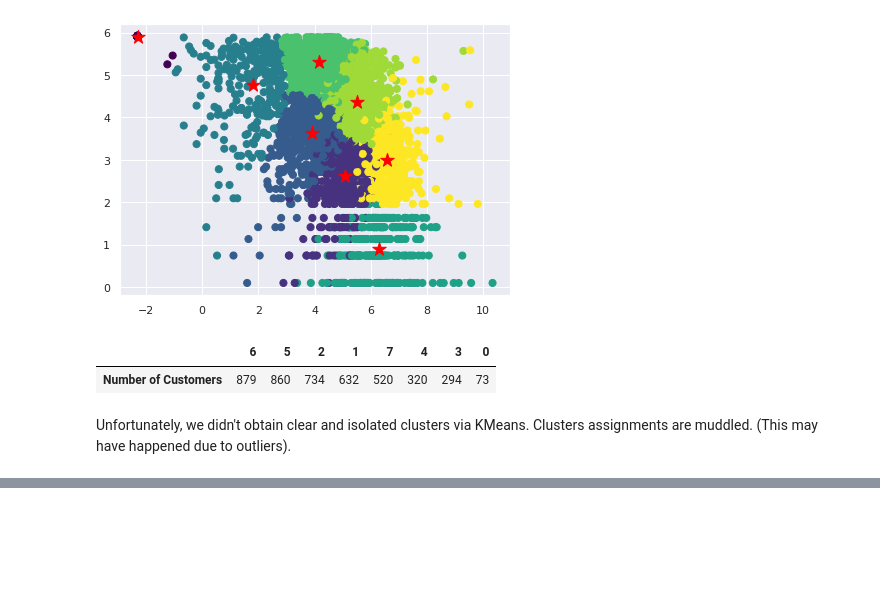
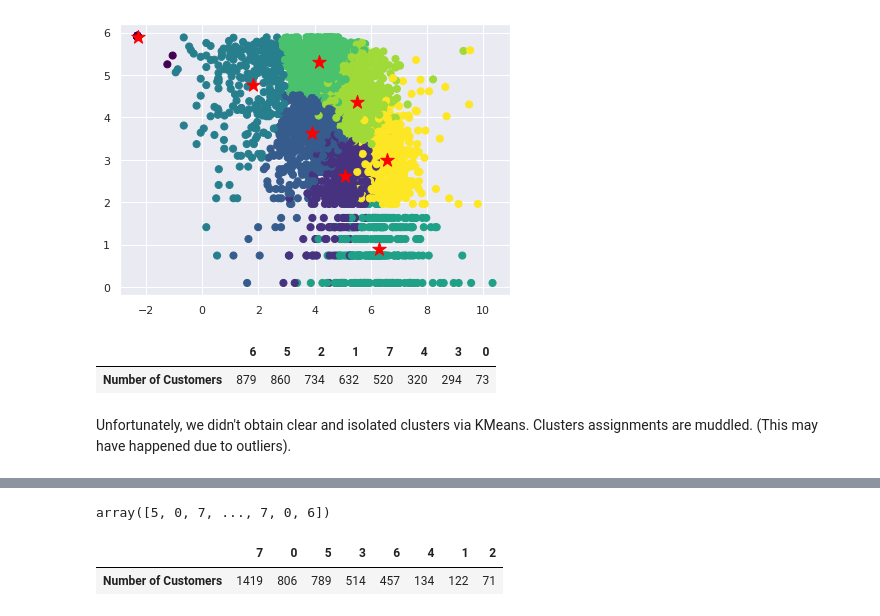
Before and after one commit to alokg1019/DataMining_Team1, a Jupyter notebook: EDA_Customer_Segmentation_Retail.ipynb, the cells around one changed output, grey strips where cells are left out. Drawn from its saved outputs; the diff is of its cells as text; code cells hidden in the pictures; blank space fills up the shorter version.

```diff
--- a/EDA_Customer_Segmentation_Retail.ipynb
+++ b/EDA_Customer_Segmentation_Retail.ipynb
@@ -959,0 +1123,10 @@ Unfortunately, we didn't obtain clear and isolated clusters via KMeans. Clusters
+# %%
+labels
+# %% [output]
+array([5, 0, 7, ..., 7, 0, 6])
+# %%
+# What's the number of customers in each cluster?
+pd.DataFrame(pd.Series(labels).value_counts(), columns = ['Number of Customers']).T
+# %% [output]
+|  | 7 | 0 | 5 | 3 | 6 | 4 | 1 | 2 |
+| Number of Customers | 1419 | 806 | 789 | 514 | 457 | 134 | 122 | 71 |
```
Also changed, not shown: parts of 12 cells of this notebook.
